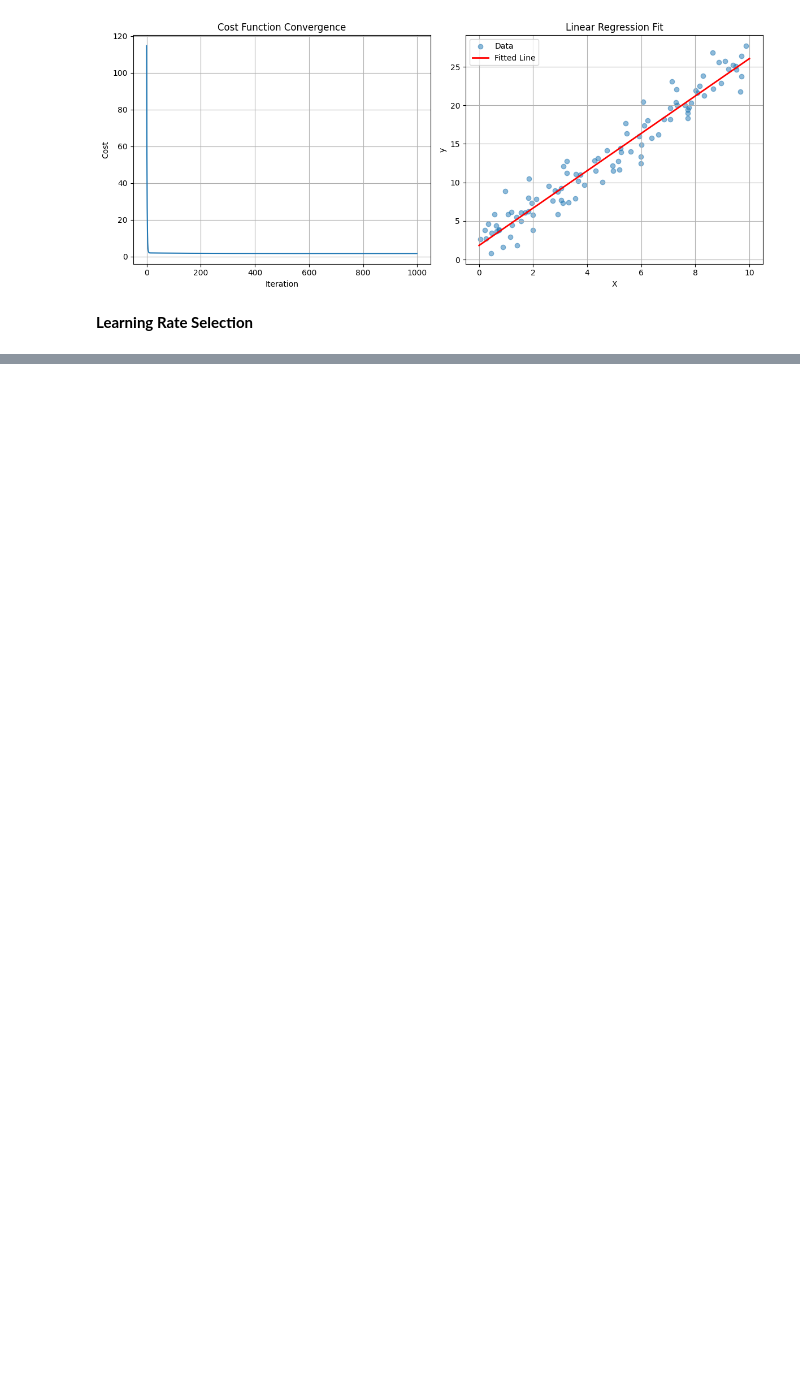
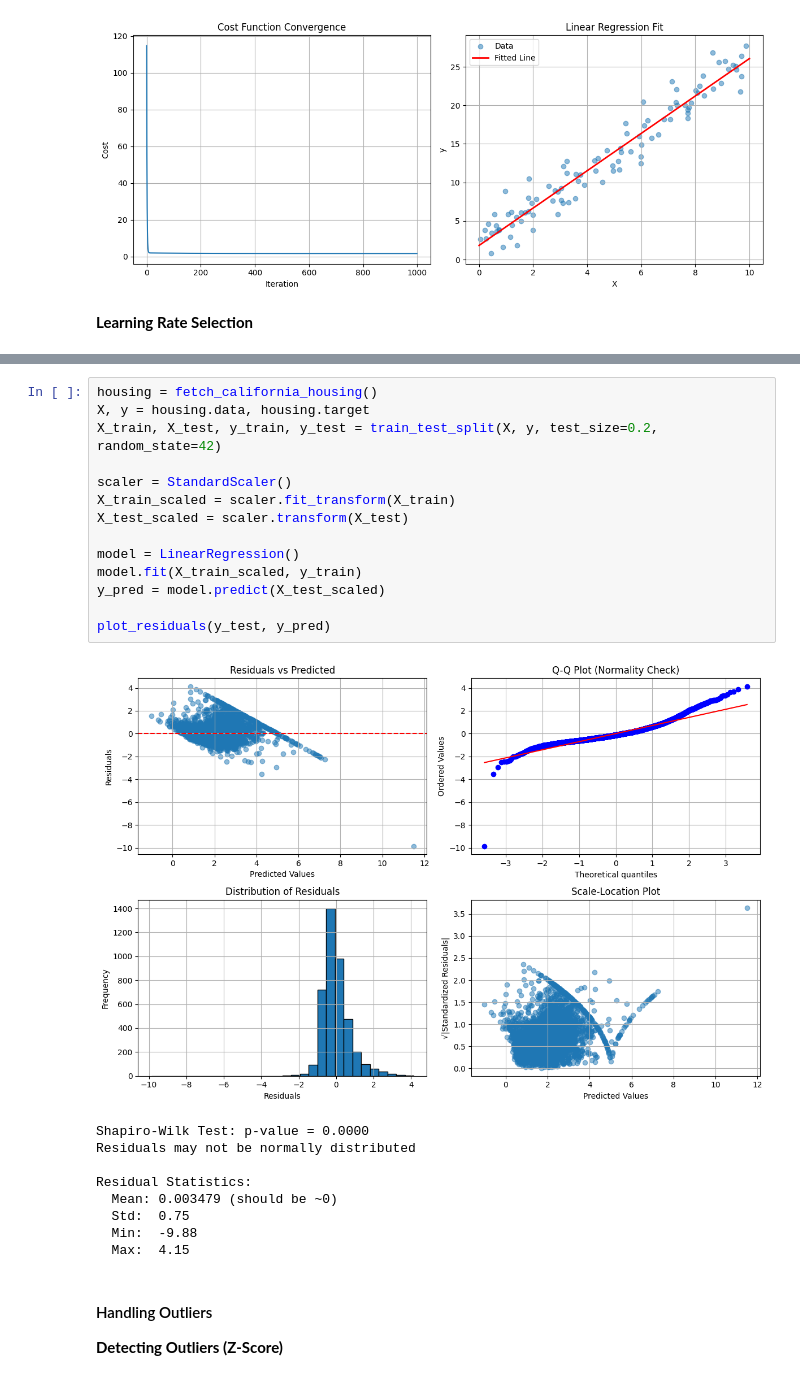
Before and after one commit to mdmohsin212/interview-prep, a Jupyter notebook: ML/Supervised Learning/Regression/Advanced_reg_topics.ipynb, the cells around one changed output, grey strips where cells are left out. Cells and saved outputs as stored; diff of their text form; blank space fills up the shorter version.

Commit message:
Implement Advanced regression topics

```diff
--- a/ML/Supervised Learning/Regression/Advanced_reg_topics.ipynb
+++ b/ML/Supervised Learning/Regression/Advanced_reg_topics.ipynb
@@ -113,0 +188,28 @@ plt.show()
+# %%
+housing = fetch_california_housing()
+X, y = housing.data, housing.target
+X_train, X_test, y_train, y_test = train_test_split(X, y, test_size=0.2, random_state=42)
+
+scaler = StandardScaler()
+X_train_scaled = scaler.fit_transform(X_train)
+X_test_scaled = scaler.transform(X_test)
+
+model = LinearRegression()
+model.fit(X_train_scaled, y_train)
+y_pred = model.predict(X_test_scaled)
+
+plot_residuals(y_test, y_pred)
+# %% [output]
+[figure, added]
+Shapiro-Wilk Test: p-value = 0.0000
+Residuals may not be normally distributed
+
+Residual Statistics:
+  Mean: 0.003479 (should be ~0)
+  Std:  0.75
+  Min:  -9.88
+  Max:  4.15
+# %% [markdown]
+#### Handling Outliers
+
+**Detecting Outliers (Z-Score)**
```
Also changed, not shown: parts of 17 cells of this notebook.
